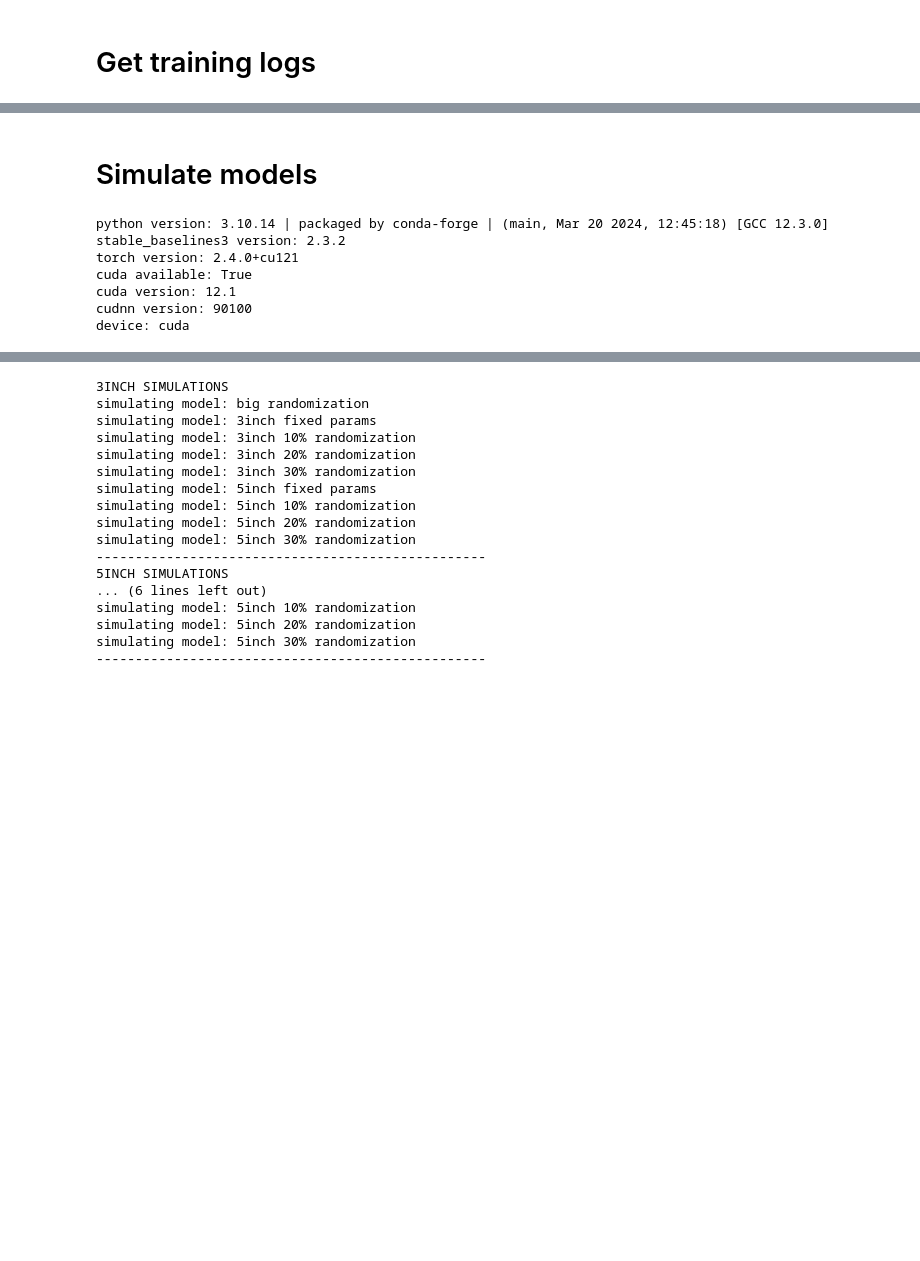
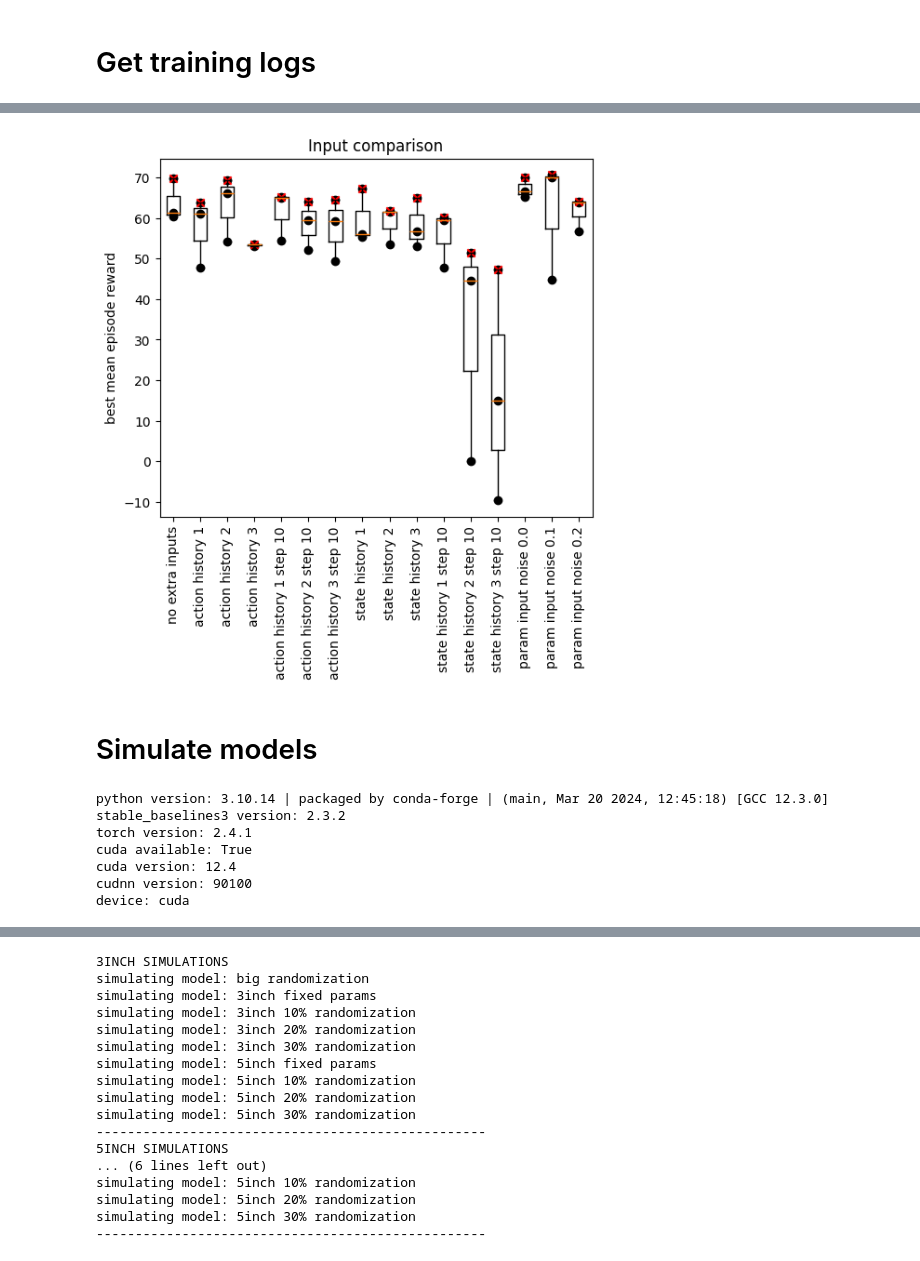
Before and after one commit to tudelft/optimal_quad_control_RL, a Jupyter notebook: Figures_Evaluate_models.ipynb, the cells around one changed output, grey strips where cells are left out. Cells and saved outputs as stored; diff of their text form; code cells hidden in the pictures; blank space fills up the shorter version.

```diff
--- a/Figures_Evaluate_models.ipynb
+++ b/Figures_Evaluate_models.ipynb
@@ -149,3 +150,53 @@ fig.show()
+# %%
+# box plot of input comparison
+fig, ax = plt.subplots(1,1, figsize=(6,5))
+data = [
+    stats_no_extra_inputs['best_rew_per_run'],
+    stats_action_hist_1['best_rew_per_run'],
+    stats_action_hist_2['best_rew_per_run'],
+    stats_action_hist_3['best_rew_per_run'],
+    stats_action_hist_1_step10['best_rew_per_run'],
+    stats_action_hist_2_step10['best_rew_per_run'],
+    stats_action_hist_3_step10['best_rew_per_run'],
+    stats_state_hist_1['best_rew_per_run'],
+    stats_state_hist_2['best_rew_per_run'],
+    stats_state_hist_3['best_rew_per_run'],
+    stats_state_hist_1_step10['best_rew_per_run'],
+    stats_state_hist_2_step10['best_rew_per_run'],
+    stats_state_hist_3_step10['best_rew_per_run'],
+    stats_param_input_noise_00['best_rew_per_run'],
+    stats_param_input_noise_01['best_rew_per_run'],
+    stats_param_input_noise_02['best_rew_per_run']
+]
+# box plot of data that shows the datapoints
+ax.boxplot(data)
+for i in range(len(data)):
+    ax.scatter((i+1)*np.ones_like(data[i]), data[i], color='black')
+    ax.scatter(i+1, np.max(data[i]), color='red', marker='x')
+ax.set_xticklabels([
+    'no extra inputs',
+    'action history 1',
+    'action history 2',
+    'action history 3',
+    'action history 1 step 10',
+    'action history 2 step 10',
+    'action history 3 step 10',
+    'state history 1',
+    'state history 2',
+    'state history 3',
+    'state history 1 step 10',
+    'state history 2 step 10',
+    'state history 3 step 10',
+    'param input noise 0.0',
+    'param input noise 0.1',
+    'param input noise 0.2'
+], rotation=90)
+ax.set_ylabel('best mean episode reward')
+ax.set_title('Input comparison')
+fig.savefig('figures/input_comparison_train.pdf')
+fig.show()
+# %% [output]
+[figure, added]
 # %% [markdown]
 # Simulate models
 # %%
@@ -160,6 +211,7 @@ def animate_policy(model, env, **kwargs):
     def run():
         actions, _ = model.predict(env.states)
         states, rewards, dones, infos = env.step(actions)
+        # print(infos)
         return env.render()
     animation.view(run, gate_pos=env.gate_pos, gate_yaw=env.gate_yaw, **kwargs)
 
@@ -184,12 +236,32 @@ def animate_policy_2(model1, model2, env1, env2, **kwargs):
             out[key] = np.concatenate([out1[key], out2[key]])
         return out
     animation.view(run, gate_pos=env1.gate_pos, gate_yaw=env1.gate_yaw, **kwargs)
+
+def get_ep_info(model, env):
+    # get episode reward for env.num_envs episodes
+    env.reset_seed()
+    env.reset()
+    ep_done = np.zeros(env.num_envs, dtype=bool)
+    ep_rew = np.zeros(env.num_envs)
+    ep_len = np.zeros(env.num_envs, dtype=int)
+    num_gates_passed = np.zeros(env.num_envs, dtype=int)
+    while not np.all(ep_done):
+        actions, _ = model.predict(env.states)
+        states, rewards, dones, infos = env.step(actions)
+        # add ep_rew, ep_len for each env that is not done
+        ep_rew[~ep_done] += rewards[~ep_done]
+        ep_len[~ep_done] += 1
+        num_gates_passed[~ep_done] += np.array([info['gate_passed'] for info in infos])[~ep_done]
+        # check if any env is done
+        ep_done |= dones
+    info = {'ep_rew': ep_rew, 'ep_len': ep_len, 'num_gates_passed': num_gates_passed}
+    return info
 # %% [output]
 python version: 3.10.14 | packaged by conda-forge | (main, Mar 20 2024, 12:45:18) [GCC 12.3.0]
 stable_baselines3 version: 2.3.2
-torch version: 2.4.0+cu121
+torch version: 2.4.1
 cuda available: True
-cuda version: 12.1
+cuda version: 12.4
 cudnn version: 90100
 device: cuda
 # %%
```
Also changed, not shown: parts of 13 cells of this notebook, 5 other files.
